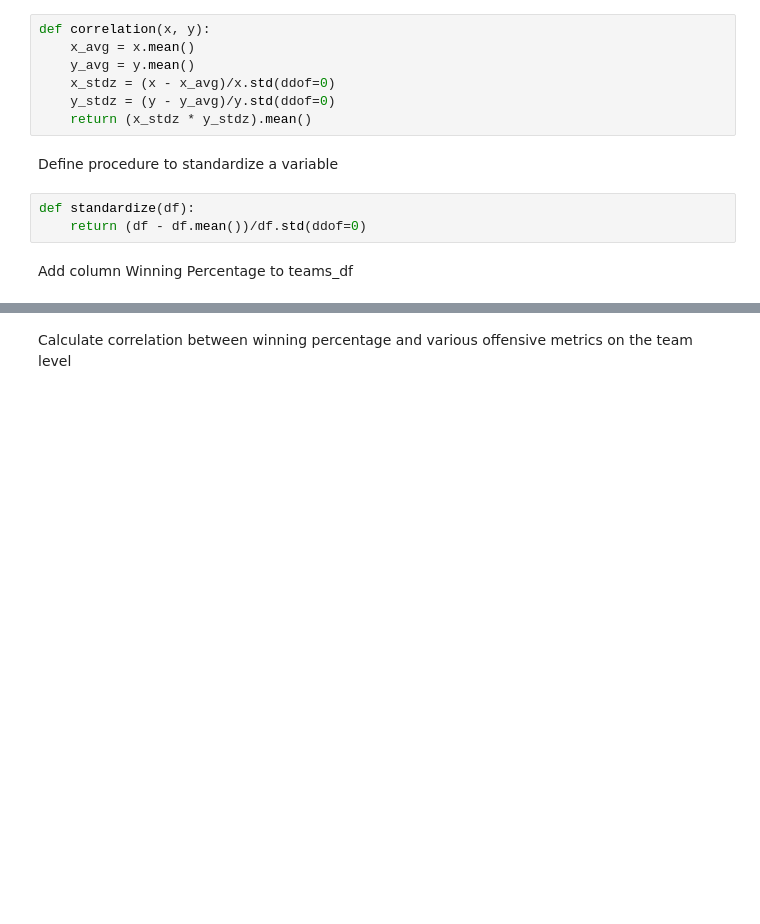
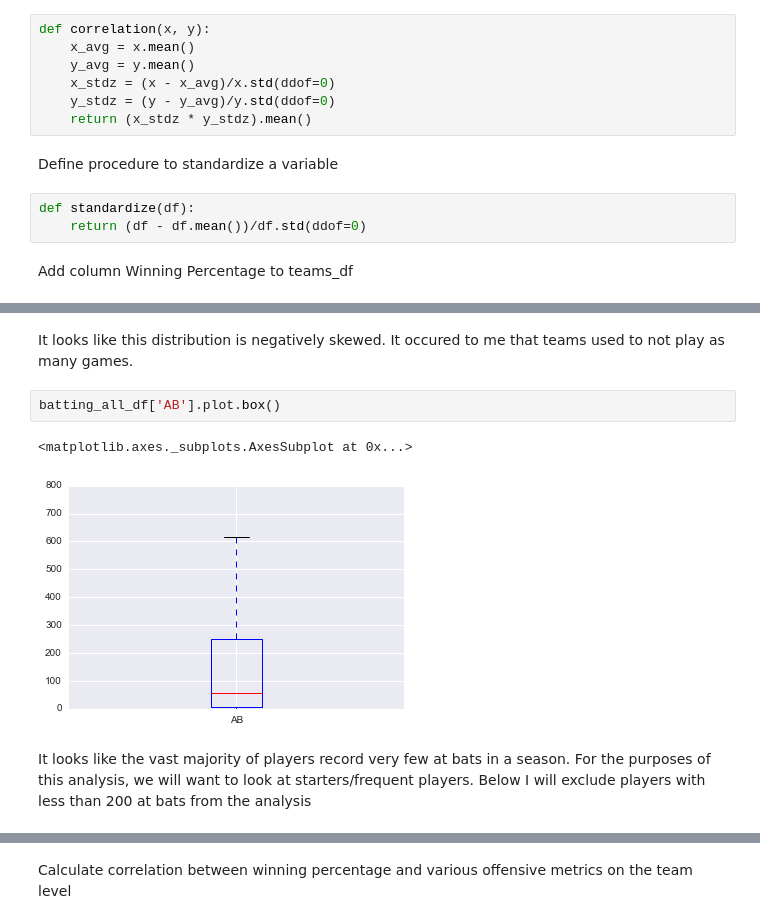
Before and after one commit to blemi4/p2-baseball, a Jupyter notebook: p2baseball.ipynb, the cells around one changed output, grey strips where cells are left out. Drawn from its saved outputs; the diff is of its cells as text; blank space fills up the shorter version.

```diff
--- a/p2baseball.ipynb
+++ b/p2baseball.ipynb
@@ -36,0 +47,9 @@ Add column Winning Percentage to teams_df
+# %% [markdown]
+It looks like this distribution is negatively skewed.  It occured to me that teams used to not play as many games.
+# %%
+batting_all_df['AB'].plot.box()
+# %% [output]
+<matplotlib.axes._subplots.AxesSubplot at 0x...>
+[figure, added]
+# %% [markdown]
+It looks like the vast majority of players record very few at bats in a season. For the purposes of this analysis, we will want to look at starters/frequent players.  Below I will exclude players with less than 200 at bats from the analysis
```
Also changed, not shown: parts of 32 cells of this notebook.
